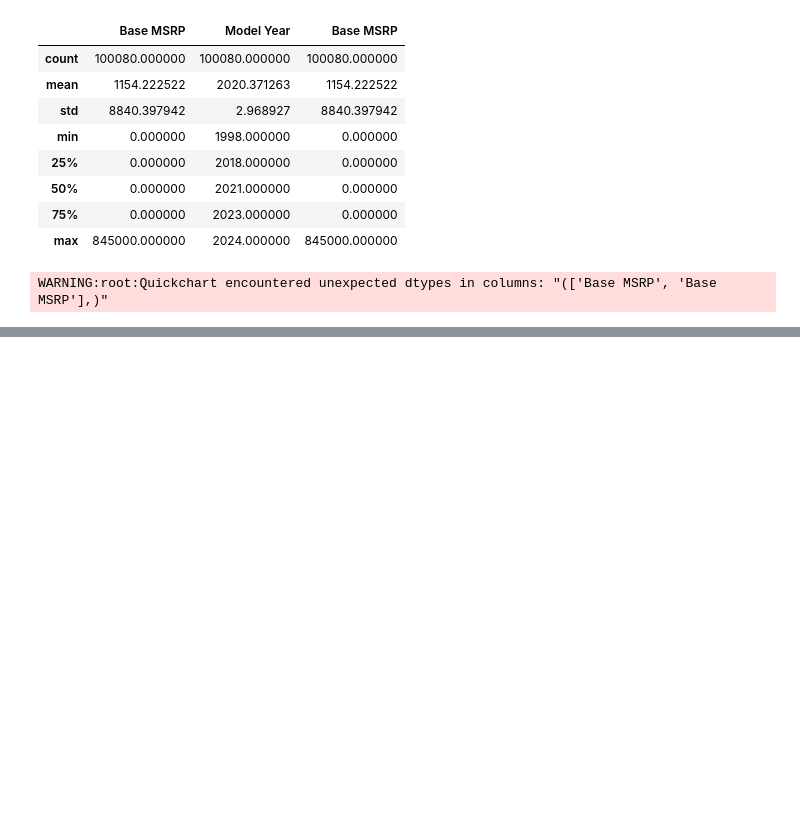
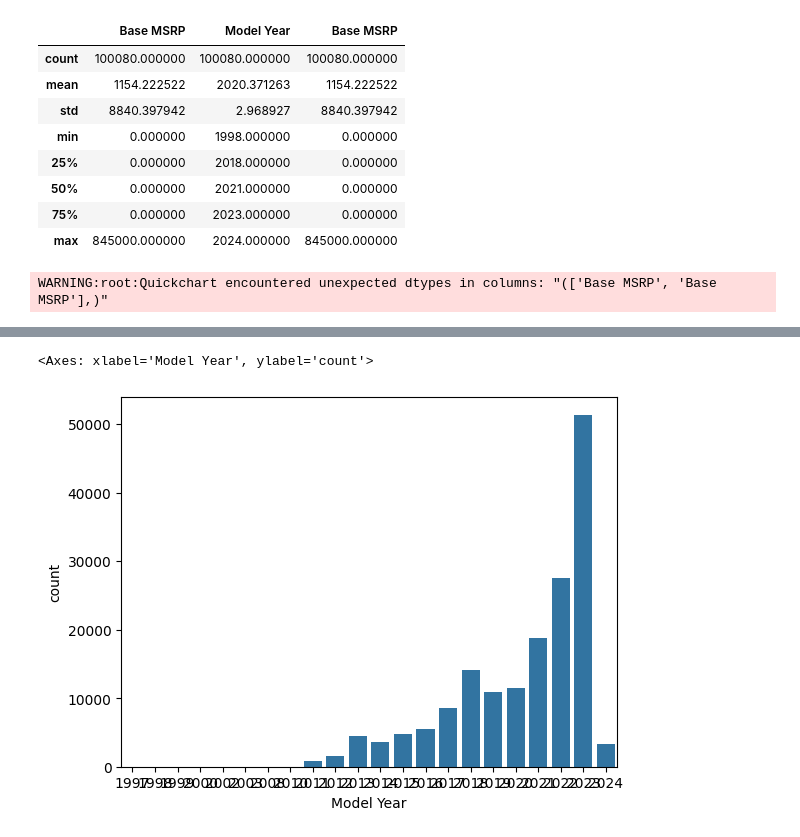
Before and after one commit to QuantamDev/Matplotlib, a Jupyter notebook: EV_Data_analysis.ipynb, the cells around one changed output, grey strips where cells are left out. Saved outputs shown, nothing was run; the diff lists cells and outputs as text; code cells hidden in the pictures; blank space fills up the shorter version.

```diff
--- a/EV_Data_analysis.ipynb
+++ b/EV_Data_analysis.ipynb
@@ -190,0 +207,5 @@ WARNING:root:Quickchart encountered unexpected dtypes in columns: "(['Base MSRP'
+# %%
+sns.countplot(x='Model Year',data=ev)
+# %% [output]
+<Axes: xlabel='Model Year', ylabel='count'>
+[figure, added]
```
Also changed, not shown: parts of 6 cells of this notebook.
